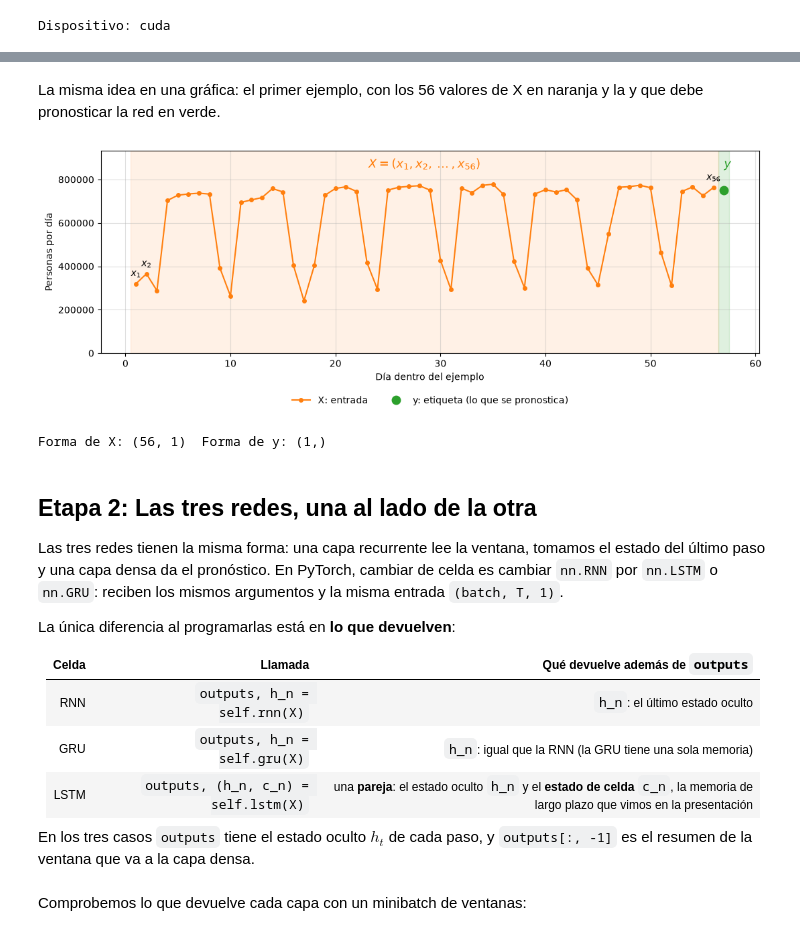
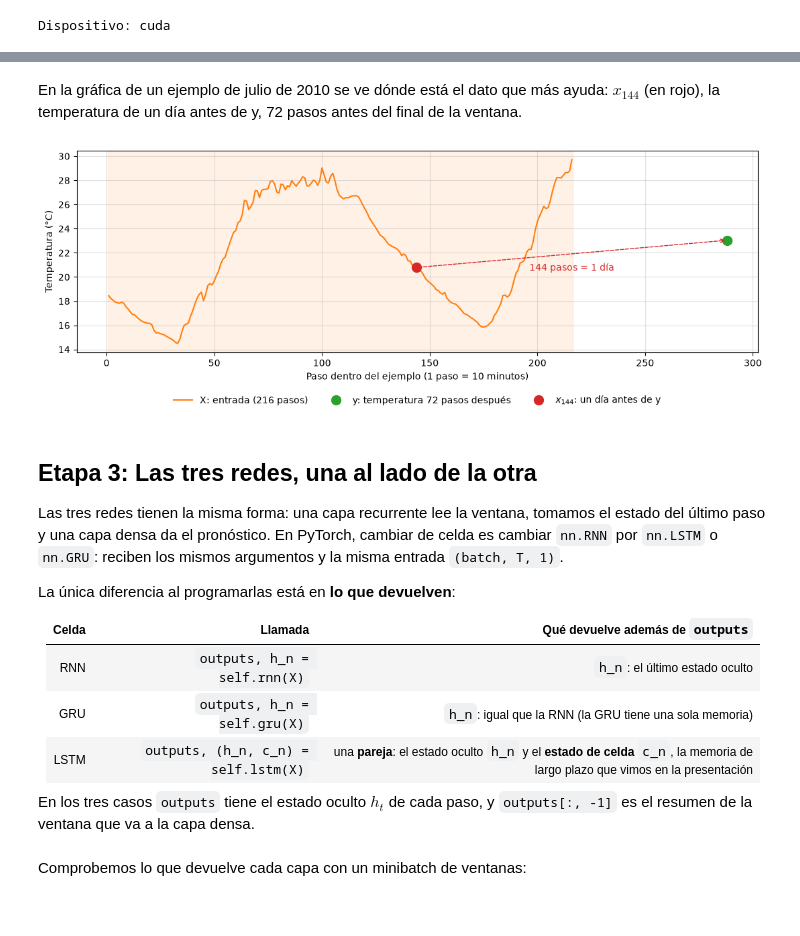
Before and after one commit to omarcastano/deeplearning-javeriana-site, a Jupyter notebook: modulo_2/unidad_2/3_experiencia/nueva/3_Script1b_M2_U2_lstm_gru_pytorch.ipynb, the cells around one changed output, grey strips where cells are left out. Drawn from its saved outputs; the diff is of its cells as text; code cells hidden in the pictures.

```diff
--- a/modulo_2/unidad_2/3_experiencia/nueva/3_Script1b_M2_U2_lstm_gru_pytorch.ipynb
+++ b/modulo_2/unidad_2/3_experiencia/nueva/3_Script1b_M2_U2_lstm_gru_pytorch.ipynb
@@ -53,0 +37,14 @@ Name: rail, dtype: int64
+# %%
+data_dir = Path("data")
+csv_path = data_dir / "jena_climate_2009_2016.csv"
+if not csv_path.exists():
+    data_dir.mkdir(exist_ok=True)
+    zip_path, _ = urllib.request.urlretrieve("https://s3.amazonaws.com/keras-datasets/jena_climate_2009_2016.csv.zip",
+                                             data_dir / "jena_climate_2009_2016.csv.zip")
+    with zipfile.ZipFile(zip_path) as f:
+        f.extract("jena_climate_2009_2016.csv", data_dir)
+
+weather = pd.read_csv(csv_path, usecols=["Date Time", "T (degC)"])
+weather["Date Time"] = pd.to_datetime(weather["Date Time"], format="%d.%m.%Y %H:%M:%S")
+temperature = weather.drop_duplicates("Date Time").set_index("Date Time")["T (degC)"]  # hay algunas filas repetidas
+temperature.head()
@@ -114,40 +139,34 @@ with pd.option_context("display.max_columns", 12):
-# %% [markdown]
-La misma idea en una gráfica: el primer ejemplo, con los 56 valores de X en naranja y la y que debe pronosticar la red en verde.
+# %% [markdown]
+En la gráfica de un ejemplo de julio de 2010 se ve dónde está el dato que más ayuda: $x_{144}$ (en rojo), la temperatura de un día antes de y, 72 pasos antes del final de la ventana.
 # %%
-def plot_window(dataset, idx=0, scale=1e6):
+def plot_window(dataset, idx=0):
     X, y = dataset[idx]
-    x_vals, y_vals = X[:, 0].numpy() * scale, y.numpy() * scale
-    T, H = len(x_vals), len(y_vals)
-    t_x, t_y = np.arange(1, T + 1), np.arange(T + 1, T + H + 1)
-    top = max(x_vals.max(), y_vals.max()) * 1.2
+    x_vals, y_val = X[:, 0].numpy() * scale, y.item() * scale
+    T, H = len(x_vals), dataset.horizon
+    key = T + H - day   # posición de "ayer a esa hora" dentro de la ventana
 
     fig, ax = plt.subplots(figsize=(11, 4.2))
-    ax.axvspan(0.5, T + 0.5, color="tab:orange", alpha=0.1)       # zona de X
-    ax.axvspan(T + 0.5, T + H + 0.5, color="tab:green", alpha=0.15)  # zona de y
-    ax.plot(t_x, x_vals, "o-", color="tab:orange", ms=4, label="X: entrada")
-    ax.plot(t_y, y_vals, "o", color="tab:green", ms=9, label="y: etiqueta (lo que se pronostica)")
-
-    # Nombres de las zonas y de algunos valores
-    ax.text((T + 1) / 2, top * 0.96, f"$X = (x_1, x_2, \\dots, x_{{{T}}})$", ha="center", va="top", fontsize=13, color="tab:orange")
-    y_name = "$y$" if H == 1 else f"$y = (y_1, \\dots, y_{{{H}}})$"
-    ax.text(T + (H + 1) / 2, top * 0.96, y_name, ha="center" if H > 1 else "left", va="top", fontsize=13, color="tab:green")
-    for t in (1, 2, T):
-        ax.annotate(f"$x_{{{t}}}$", (t, x_vals[t - 1]), textcoords="offset points", xytext=(0, 8), ha="center")
-
-    ax.set_ylim(0, top)
-    ax.set_xlabel("Día dentro del ejemplo"); ax.set_ylabel("Personas por día"); ax.grid(alpha=0.4)
-    ax.legend(loc="upper center", bbox_to_anchor=(0.5, -0.17), ncol=2, frameon=False)
+    ax.axvspan(0.5, T + 0.5, color="tab:orange", alpha=0.1)
+    ax.plot(np.arange(1, T + 1), x_vals, "-", color="tab:orange", label=f"X: entrada ({T} pasos)")
+    ax.plot(T + H, y_val, "o", color="tab:green", ms=10, label=f"y: temperatura {H} pasos después")
+    ax.plot(key, x_vals[key - 1], "o", color="tab:red", ms=10, label=f"$x_{{{key}}}$: un día antes de y")
+    ax.annotate("", xy=(T + H, y_val), xytext=(key, x_vals[key - 1]),
+                arrowprops=dict(arrowstyle="->", color="tab:red", ls="--"))
+    ax.annotate(f"{day} pasos = 1 día", ((key + T + H) / 2, (x_vals[key - 1] + y_val) / 2), textcoords="offset points",
+                xytext=(0, -18), color="tab:red", ha="center")
+    ax.set_xlabel("Paso dentro del ejemplo (1 paso = 10 minutos)"); ax.set_ylabel("Temperatura (°C)"); ax.grid(alpha=0.4)
+    ax.legend(loc="upper center", bbox_to_anchor=(0.5, -0.17), ncol=3, frameon=False)
     plt.tight_layout()
     plt.show()
-    print("Forma de X:", tuple(X.shape), " Forma de y:", tuple(y.shape))
 
 
-plot_window(train_set)
+# Un ejemplo de verano, cuando el ciclo diario se ve claro (una ventana cada 6 pasos)
+july_idx = temperature["2009":"2014"].index.searchsorted(pd.Timestamp("2010-07-01")) // 6
+plot_window(train_set, idx=july_idx)
 # %% [output]
-[figure, old version]
+[figure, new version]
-Forma de X: (56, 1)  Forma de y: (1,)
 # %% [markdown]
-## Etapa 2: Las tres redes, una al lado de la otra
+## Etapa 3: Las tres redes, una al lado de la otra
 
 Las tres redes tienen la misma forma: una capa recurrente lee la ventana, tomamos el estado del último paso y una capa densa da el pronóstico. En PyTorch, cambiar de celda es cambiar `nn.RNN` por `nn.LSTM` o `nn.GRU`: reciben los mismos argumentos y la misma entrada `(batch, T, 1)`.
 
```
Also changed, not shown: parts of 30 cells of this notebook, 3 other files.
